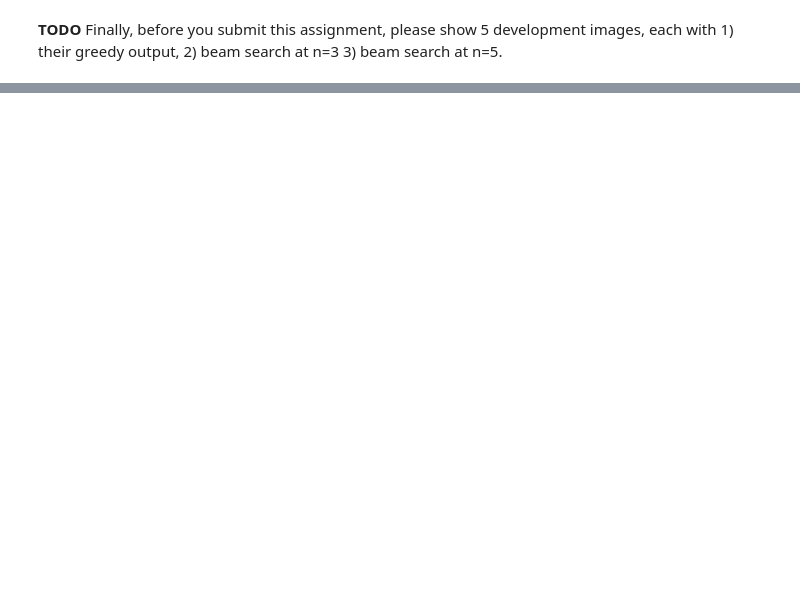
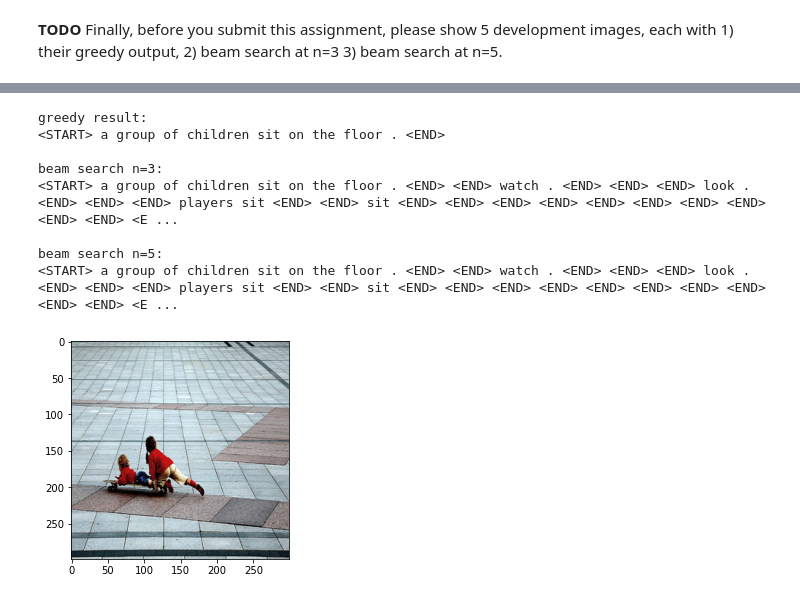
Before and after one commit to jyjuni/4705-caption-generator, a Jupyter notebook: flickr_caption_generator.ipynb, the cells around one changed output, grey strips where cells are left out. Saved outputs shown, nothing was run; the diff lists cells and outputs as text; code cells hidden in the pictures; blank space fills up the shorter version.

```diff
--- a/flickr_caption_generator.ipynb
+++ b/flickr_caption_generator.ipynb
@@ -430,2 +773,23 @@ beam_decoder(3, dev_list[1])
 # %% [markdown]
 **TODO** Finally, before you submit this assignment, please show 5 development images, each with 1) their greedy output, 2) beam search at n=3 3) beam search at n=5.
+# %%
+def show_results(enc_image):
+   #  if enc_image.any():
+   #     enc_image = img_encoder.predict(np.array([get_image(img_filename)]))[0]
+    # greedy
+    print("\ngreedy result:")
+    result = image_decoder(enc_image)
+    print(" ".join(result))
+    # n=3
+    print("\nbeam search n=3:")
+    result = img_beam_decoder(3, enc_image)
+    print(" ".join(result))
+    # n=5
+    print("\nbeam search n=5:")
+    result = img_beam_decoder(5, enc_image)
+    print(" ".join(result))
+   #  # GT
+   #  if img_filename in descriptions:
+   #    print("\nGT:")
+   #    for desc in descriptions[img_filename]:
+   #       print(" ".join(desc))
@@ -431,0 +811,13 @@ beam_decoder(3, dev_list[1])
+# %%
+plt.imshow(get_image(dev_list[0]))
+show_results(enc_dev[0])
+# %% [output]
+greedy result:
+<START> a group of children sit on the floor . <END>
+
+beam search n=3:
+<START> a group of children sit on the floor . <END> <END> watch . <END> <END> <END> look . <END> <END> <END> players sit <END> <END> sit <END> <END> <END> <END> <END> <END> <END> <END> <END> <END> <E ...
+
+beam search n=5:
+<START> a group of children sit on the floor . <END> <END> watch . <END> <END> <END> look . <END> <END> <END> players sit <END> <END> sit <END> <END> <END> <END> <END> <END> <END> <END> <END> <END> <E ...
+[figure, added]
```
Also changed, not shown: parts of 66 cells of this notebook, 1 other file.
